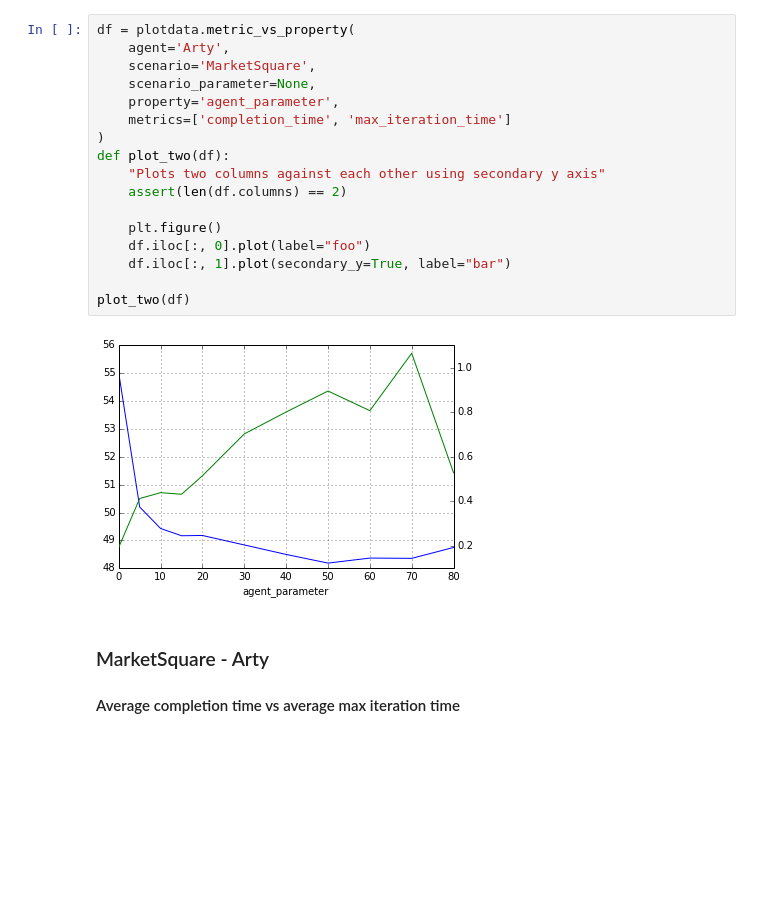
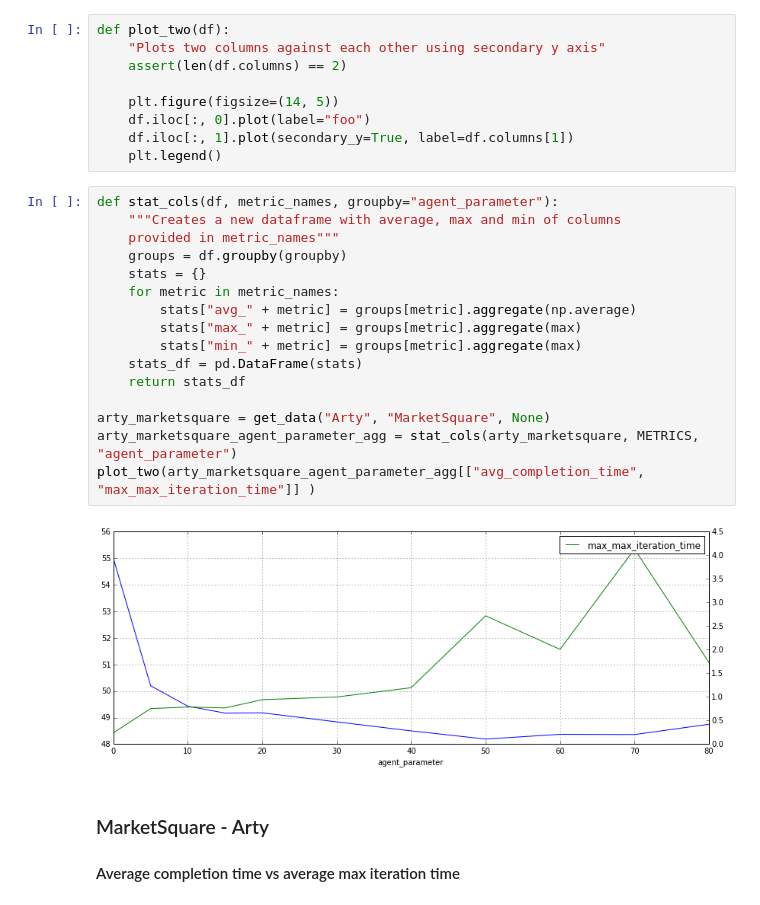
Before and after one commit to freider/keiro, a Jupyter notebook: Plots.ipynb, the cells around one changed output. Drawn from its saved outputs; the diff is of its cells as text; blank space fills up the shorter version.

```diff
--- a/Plots.ipynb
+++ b/Plots.ipynb
@@ -4,22 +82,30 @@ import matplotlib.pyplot as plt
 # %%
-df = plotdata.metric_vs_property(
-    agent='Arty',
-    scenario='MarketSquare',
-    scenario_parameter=None,
-    property='agent_parameter',
-    metrics=['completion_time', 'max_iteration_time']
-)
 def plot_two(df):
     "Plots two columns against each other using secondary y axis"
     assert(len(df.columns) == 2)
 
-    plt.figure()
+    plt.figure(figsize=(14, 5))
     df.iloc[:, 0].plot(label="foo")
-    df.iloc[:, 1].plot(secondary_y=True, label="bar")
-
-plot_two(df)
+    df.iloc[:, 1].plot(secondary_y=True, label=df.columns[1])
+    plt.legend()
-# %% [output]
-[figure, removed]
+# %%
+def stat_cols(df, metric_names, groupby="agent_parameter"):
+    """Creates a new dataframe with average, max and min of columns
+    provided in metric_names"""
+    groups = df.groupby(groupby)
+    stats = {}
+    for metric in metric_names:
+        stats["avg_" + metric] = groups[metric].aggregate(np.average)
+        stats["max_" + metric] = groups[metric].aggregate(max)
+        stats["min_" + metric] = groups[metric].aggregate(max)
+    stats_df = pd.DataFrame(stats)
+    return stats_df
+
+arty_marketsquare = get_data("Arty", "MarketSquare", None)
+arty_marketsquare_agent_parameter_agg = stat_cols(arty_marketsquare, METRICS, "agent_parameter")
+plot_two(arty_marketsquare_agent_parameter_agg[["avg_completion_time", "max_max_iteration_time"]] )
+# %% [output]
+[figure, added]
 # %% [markdown]
 ### MarketSquare - Arty
 #### Average completion time vs average max iteration time
```
Also changed, not shown: parts of 12 cells of this notebook.
